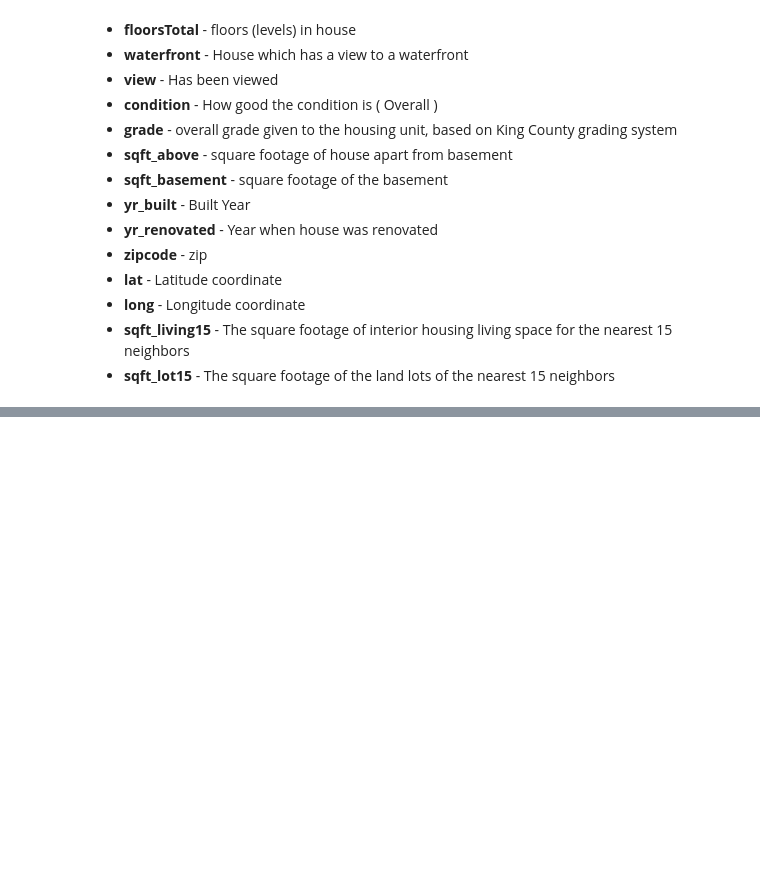
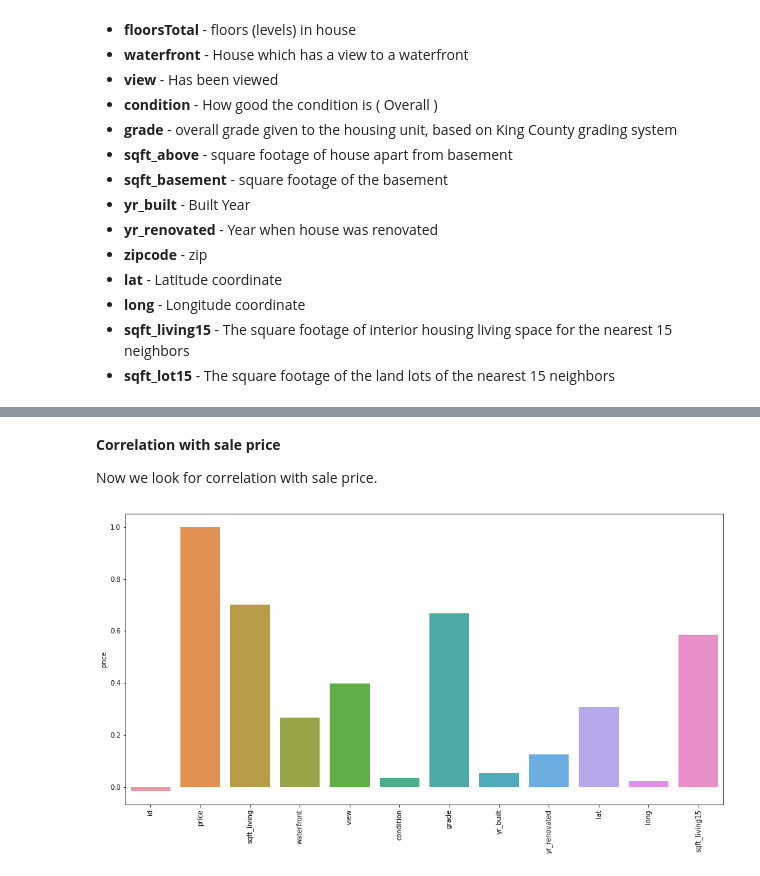
Before and after one commit to felix-roc/ds-projects-EDA, a Jupyter notebook: EDA.ipynb, the cells around one changed output, grey strips where cells are left out. Saved outputs shown, nothing was run; the diff lists cells and outputs as text; code cells hidden in the pictures; blank space fills up the shorter version.

```diff
--- a/EDA.ipynb
+++ b/EDA.ipynb
@@ -17,7 +20,7 @@ pio.renderers.default = "notebook"
 
 # setting up matplotlib
 from matplotlib.ticker import PercentFormatter
-plt.rcParams.update({ "figure.figsize" : (8, 5),"axes.facecolor" : "white", "axes.edgecolor":  "black"})
+plt.rcParams.update({ "figure.figsize" : (16, 8),"axes.facecolor" : "white", "axes.edgecolor":  "black"})
 plt.rcParams["figure.facecolor"]= "w"
 pd.plotting.register_matplotlib_converters()
 pd.set_option('display.float_format', lambda x: '%.3f' % x)
@@ -96,0 +166,9 @@ df.describe()
+# %% [markdown]
+**Correlation with sale price**
+
+Now we look for correlation with sale price.
+# %%
+sns.barplot(df.corr().columns, df.corr()['price'])
+plt.xticks(rotation=90);
+# %% [output]
+[figure, added]
```
Also changed, not shown: parts of 36 cells of this notebook.
